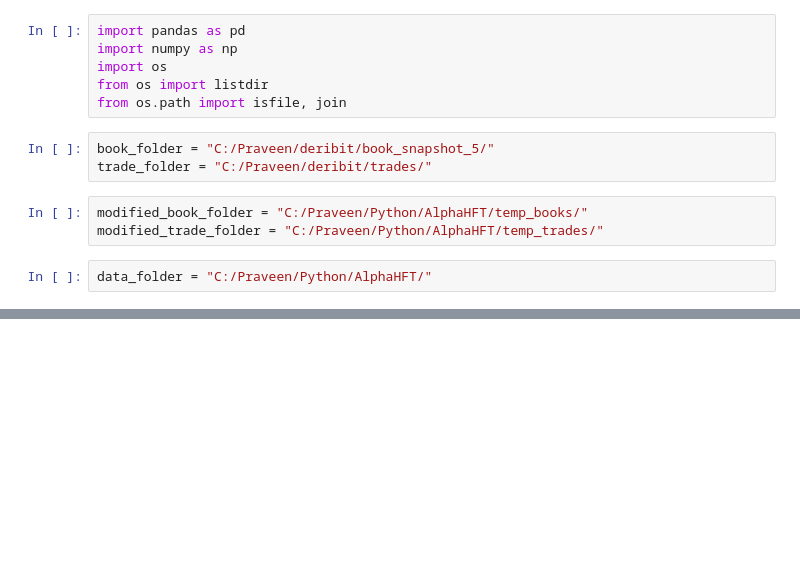
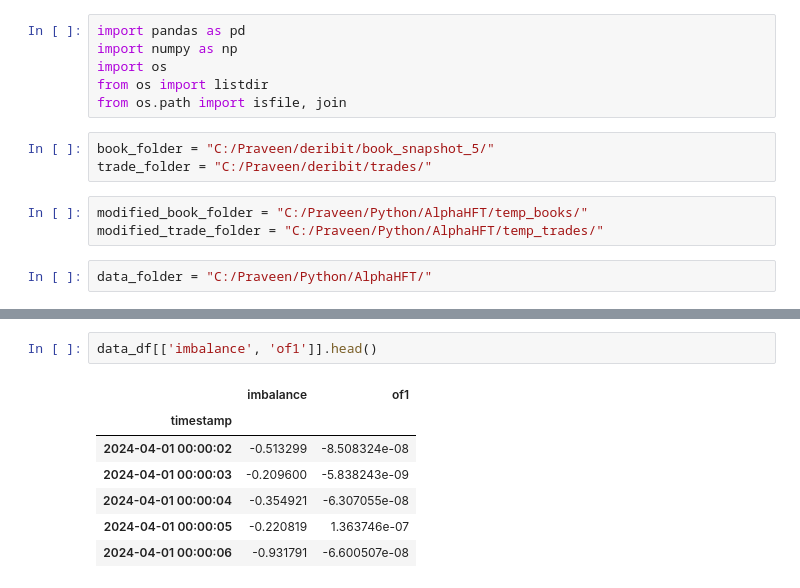
Before and after one commit to NickyBenz/alphaHFT, a Jupyter notebook: notebook/Validator.ipynb, the cells around one changed output, grey strips where cells are left out. Drawn from its saved outputs; the diff is of its cells as text; blank space fills up the shorter version.

```diff
--- a/notebook/Validator.ipynb
+++ b/notebook/Validator.ipynb
@@ -115,0 +103,10 @@ data_df.tail(2)
+# %%
+data_df[['imbalance', 'of1']].head()
+# %% [output]
+|  | imbalance | of1 |
+| timestamp |  |  |
+| 2024-04-01 00:00:02 | -0.513299 | -8.508324e-08 |
+| 2024-04-01 00:00:03 | -0.209600 | -5.838243e-09 |
+| 2024-04-01 00:00:04 | -0.354921 | -6.307055e-08 |
+| 2024-04-01 00:00:05 | -0.220819 | 1.363746e-07 |
+| 2024-04-01 00:00:06 | -0.931791 | -6.600507e-08 |
```
Also changed, not shown: parts of 13 cells of this notebook, 7 other files.
